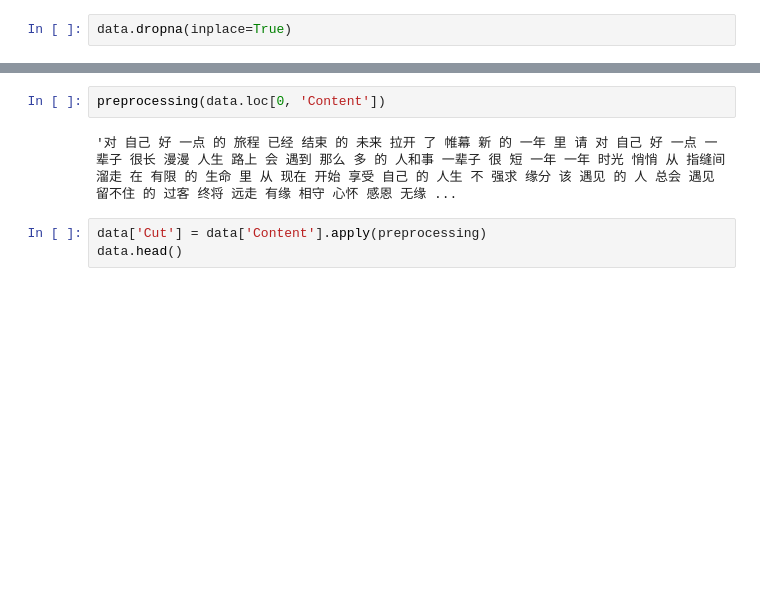
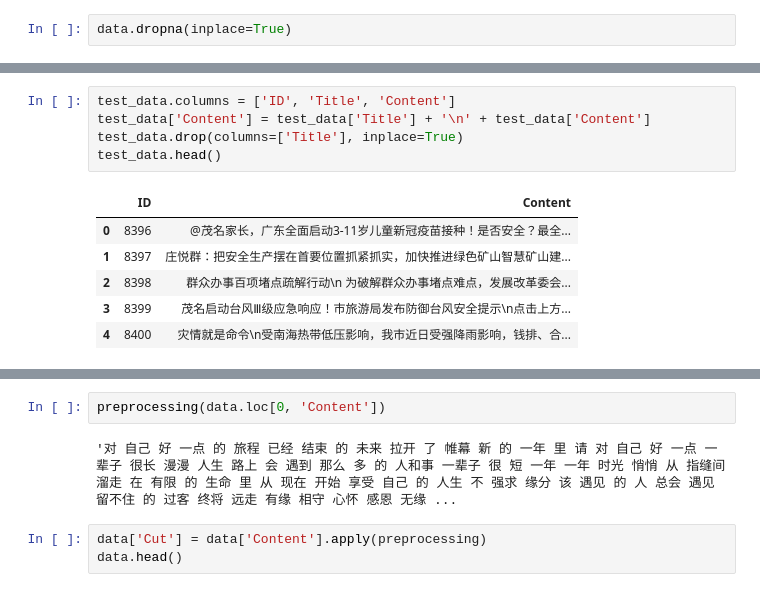
Before and after one commit to W1ndness/Kaggle, a Jupyter notebook: data-analysis-08.ipynb, the cells around one changed output, grey strips where cells are left out. Cells and saved outputs as stored; diff of their text form; blank space fills up the shorter version.

```diff
--- a/data-analysis-08.ipynb
+++ b/data-analysis-08.ipynb
@@ -73,0 +81,12 @@ data.dropna(inplace=True)
+# %%
+test_data.columns = ['ID', 'Title', 'Content']
+test_data['Content'] = test_data['Title'] + '\n' + test_data['Content']
+test_data.drop(columns=['Title'], inplace=True)
+test_data.head()
+# %% [output]
+|  | ID | Content |
+| 0 | 8396 | @茂名家长，广东全面启动3-11岁儿童新冠疫苗接种！是否安全？最全... |
+| 1 | 8397 | 庄悦群：把安全生产摆在首要位置抓紧抓实，加快推进绿色矿山智慧矿山建... |
+| 2 | 8398 | 群众办事百项堵点疏解行动\n 为破解群众办事堵点难点，发展改革委会... |
+| 3 | 8399 | 茂名启动台风Ⅲ级应急响应！市旅游局发布防御台风安全提示\n点击上方... |
+| 4 | 8400 | 灾情就是命令\n受南海热带低压影响，我市近日受强降雨影响，钱排、合... |
```
Also changed, not shown: parts of 27 cells of this notebook.
